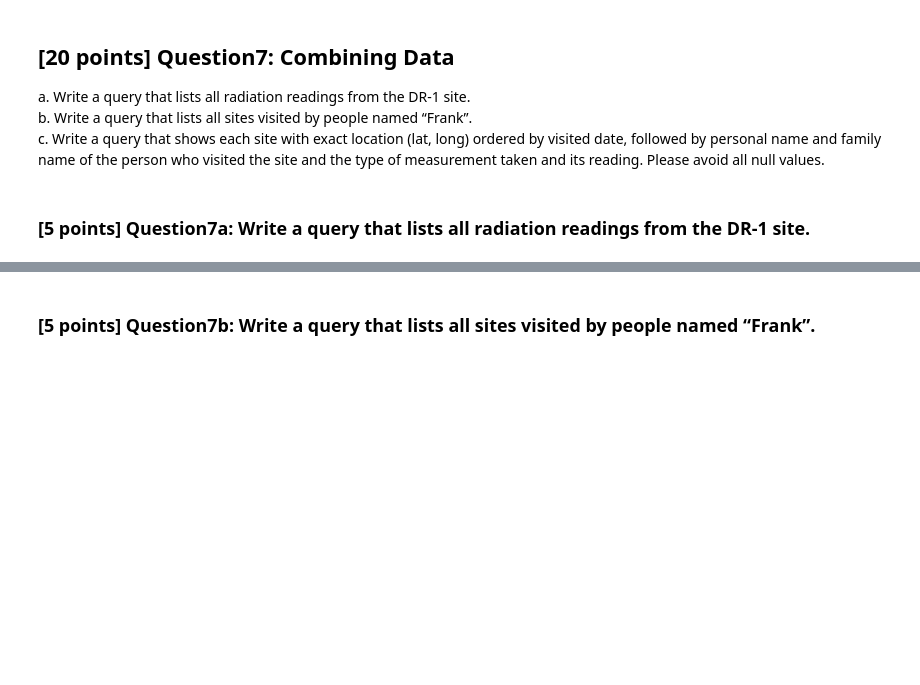
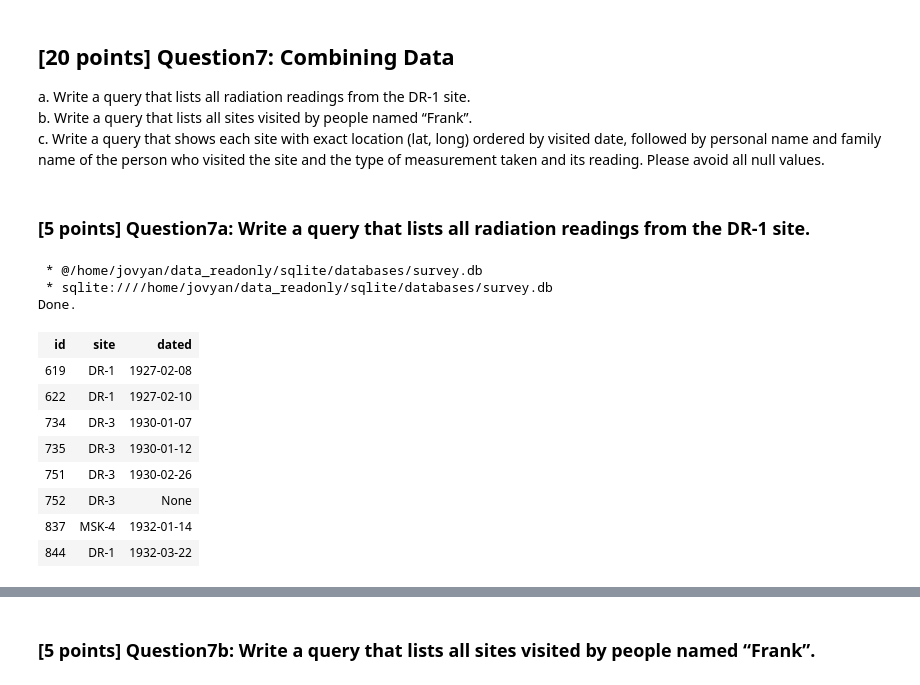
Before and after one commit to jonchang03/cs513-data-cleaning, a Jupyter notebook: sqlite/Problem1_SqliteIntroduction.ipynb, the cells around one changed output, grey strips where cells are left out. Saved outputs shown, nothing was run; the diff lists cells and outputs as text; code cells hidden in the pictures; blank space fills up the shorter version.

```diff
--- a/sqlite/Problem1_SqliteIntroduction.ipynb
+++ b/sqlite/Problem1_SqliteIntroduction.ipynb
@@ -179,6 +403,22 @@ b. Write a query that lists all sites visited by people named “Frank”.
 c. Write a query that shows each site with exact location (lat, long) ordered by visited date, followed by personal name and family name of the person who visited the site and the type of measurement taken and its reading. Please avoid all null values.
 # %% [markdown]
 ### [5 points] Question7a: Write a query that lists all radiation readings from the DR-1 site.
+# %%
+%%sql
+SELECT * FROM Visited
+# %% [output]
+ * @/home/jovyan/data_readonly/sqlite/databases/survey.db
+ * sqlite:////home/jovyan/data_readonly/sqlite/databases/survey.db
+Done.
+| id | site | dated |
+| 619 | DR-1 | 1927-02-08 |
+| 622 | DR-1 | 1927-02-10 |
+| 734 | DR-3 | 1930-01-07 |
+| 735 | DR-3 | 1930-01-12 |
+| 751 | DR-3 | 1930-02-26 |
+| 752 | DR-3 | None |
+| 837 | MSK-4 | 1932-01-14 |
+| 844 | DR-1 | 1932-03-22 |
 # %%
 %%sql
 Problem1c_7a <<
```
Also changed, not shown: parts of 38 cells of this notebook, 1 other file.
